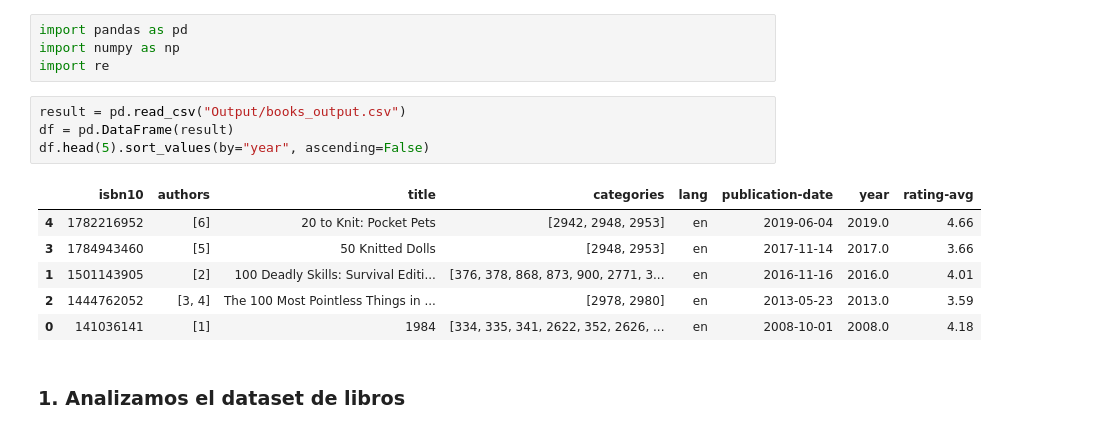
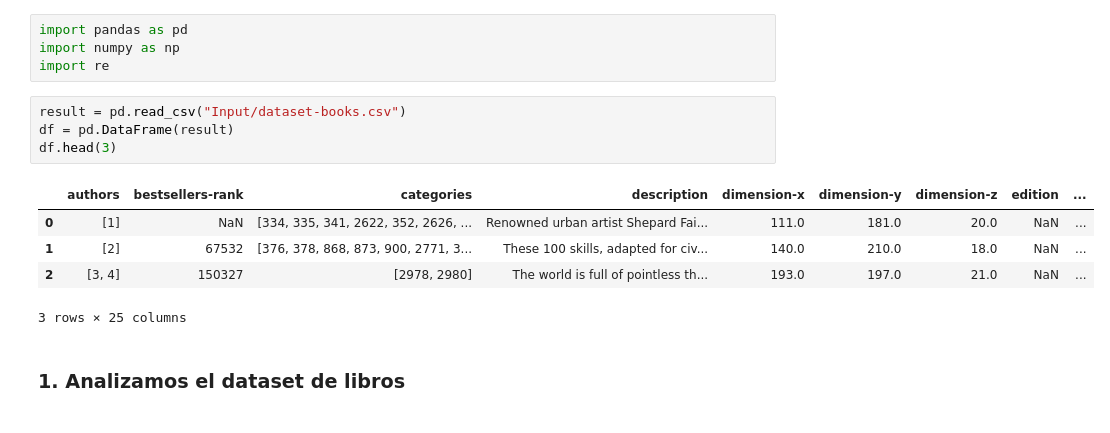
Before and after one commit to paularotaola/Data-Pipelines, a Jupyter notebook: Pre-data-analysis.ipynb, the cells around one changed output. Cells and saved outputs as stored; diff of their text form.

```diff
--- a/Pre-data-analysis.ipynb
+++ b/Pre-data-analysis.ipynb
@@ -5,15 +5,14 @@ import pandas as pd
 import numpy as np
 import re
 # %%
-result = pd.read_csv("Output/books_output.csv")
+result = pd.read_csv("Input/dataset-books.csv")
 df = pd.DataFrame(result)
-df.head(5).sort_values(by="year", ascending=False)
+df.head(3)
 # %% [output]
-|  | isbn10 | authors | title | categories | lang | publication-date | year | rating-avg |
-| 4 | 1782216952 | [6] | 20 to Knit: Pocket Pets | [2942, 2948, 2953] | en | 2019-06-04 | 2019.0 | 4.66 |
-| 3 | 1784943460 | [5] | 50 Knitted Dolls | [2948, 2953] | en | 2017-11-14 | 2017.0 | 3.66 |
-| 1 | 1501143905 | [2] | 100 Deadly Skills: Survival Editi... | [376, 378, 868, 873, 900, 2771, 3... | en | 2016-11-16 | 2016.0 | 4.01 |
-| 2 | 1444762052 | [3, 4] | The 100 Most Pointless Things in ... | [2978, 2980] | en | 2013-05-23 | 2013.0 | 3.59 |
-| 0 | 141036141 | [1] | 1984 | [334, 335, 341, 2622, 352, 2626, ... | en | 2008-10-01 | 2008.0 | 4.18 |
+|  | authors | bestsellers-rank | categories | description | dimension-x | dimension-y | dimension-z | edition | ... |
+| 0 | [1] | NaN | [334, 335, 341, 2622, 352, 2626, ... | Renowned urban artist Shepard Fai... | 111.0 | 181.0 | 20.0 | NaN | ... |
+| 1 | [2] | 67532 | [376, 378, 868, 873, 900, 2771, 3... | These 100 skills, adapted for civ... | 140.0 | 210.0 | 18.0 | NaN | ... |
+| 2 | [3, 4] | 150327 | [2978, 2980] | The world is full of pointless th... | 193.0 | 197.0 | 21.0 | NaN | ... |
+3 rows × 25 columns
 # %% [markdown]
 ### 1. Analizamos el dataset de libros
```
Also changed, not shown: parts of 16 cells of this notebook, 10 other files.
